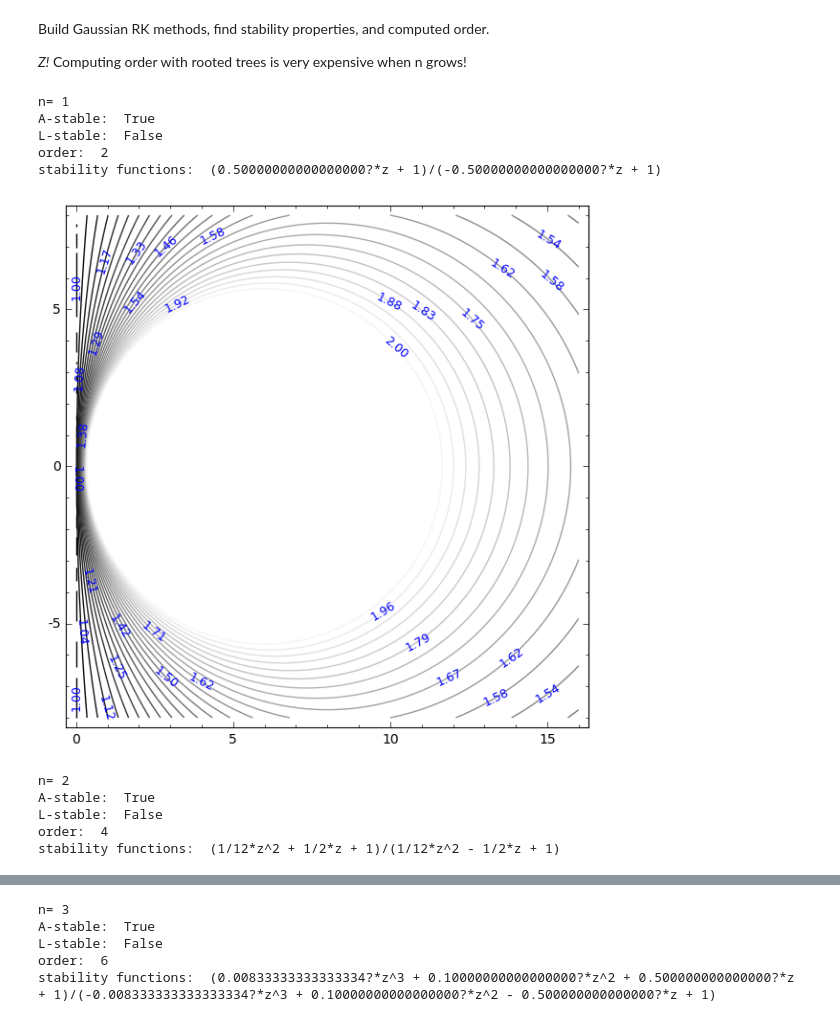
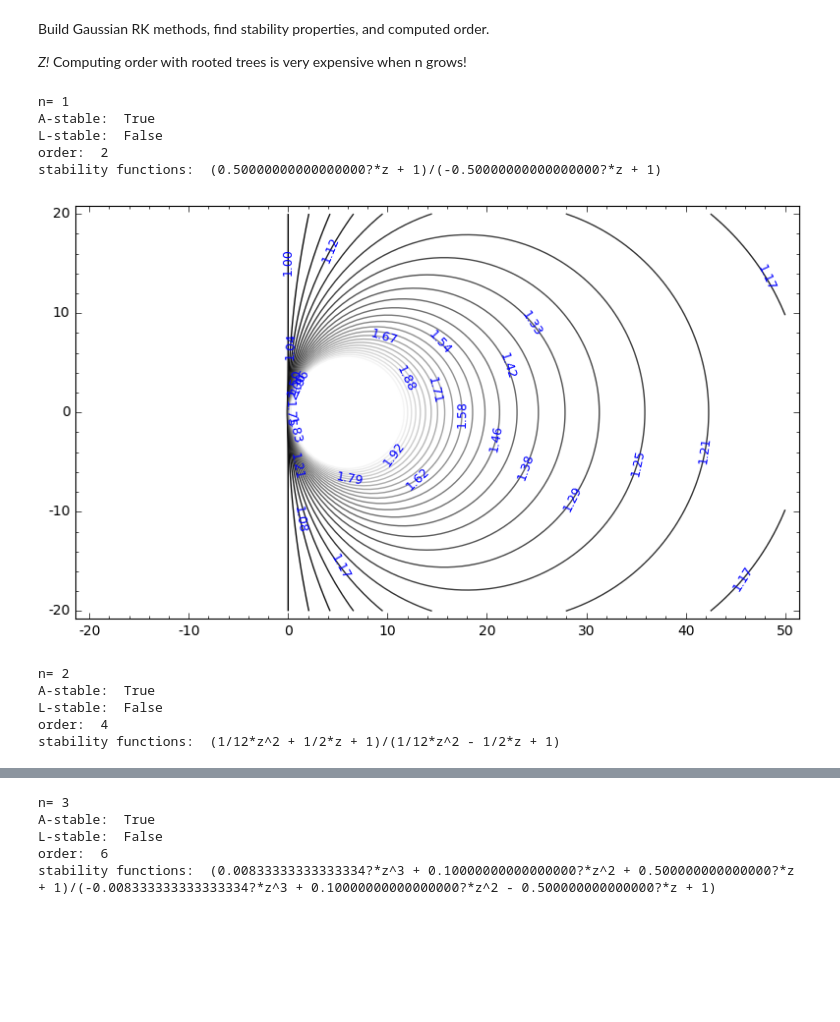
Before and after one commit to Thierry-Dumont/RKkit, a Jupyter notebook: Gaussian.ipynb, the cells around one changed output, grey strips where cells are left out. Saved outputs shown, nothing was run; the diff lists cells and outputs as text; code cells hidden in the pictures; blank space fills up the shorter version.

```diff
--- a/Gaussian.ipynb
+++ b/Gaussian.ipynb
@@ -16,24 +16,24 @@ Build Gaussian RK methods, find stability properties, and computed order.
 # %%
 graphs=[]
 for n in range(1,4):
     c = [(s[0]+1)/2 for s in R(legendre_P(n,x)).roots()] #roots of shifted polynomials (collocation points)
     A,B = colloc(c,R)# coeefficients of the RK formula
     F=RKformula(A,B)
     #start some tests
     print "\nn=",n
     print "A-stable: ",F.is_A_stable()
     print "L-stable: ",F.is_L_stable()
     print "order: ",F.order_using_rooted_trees()
     print "stability functions: ",F.stability_function()
-    p=RKplot(F,fill=False,ncurves=25)
+    p=RKplot(F,fill=False,ncurves=25,limits=[(-20,+50),(-20,20)])
     p.show()
 # %% [output]
 n= 1
 A-stable:  True
 L-stable:  False
 order:  2
 stability functions:  (0.50000000000000000?*z + 1)/(-0.50000000000000000?*z + 1)
-[figure, old version]
+[figure, new version]
 n= 2
 A-stable:  True
 L-stable:  False
```
Also changed, not shown: parts of 1 cell of this notebook, 2 other files.
